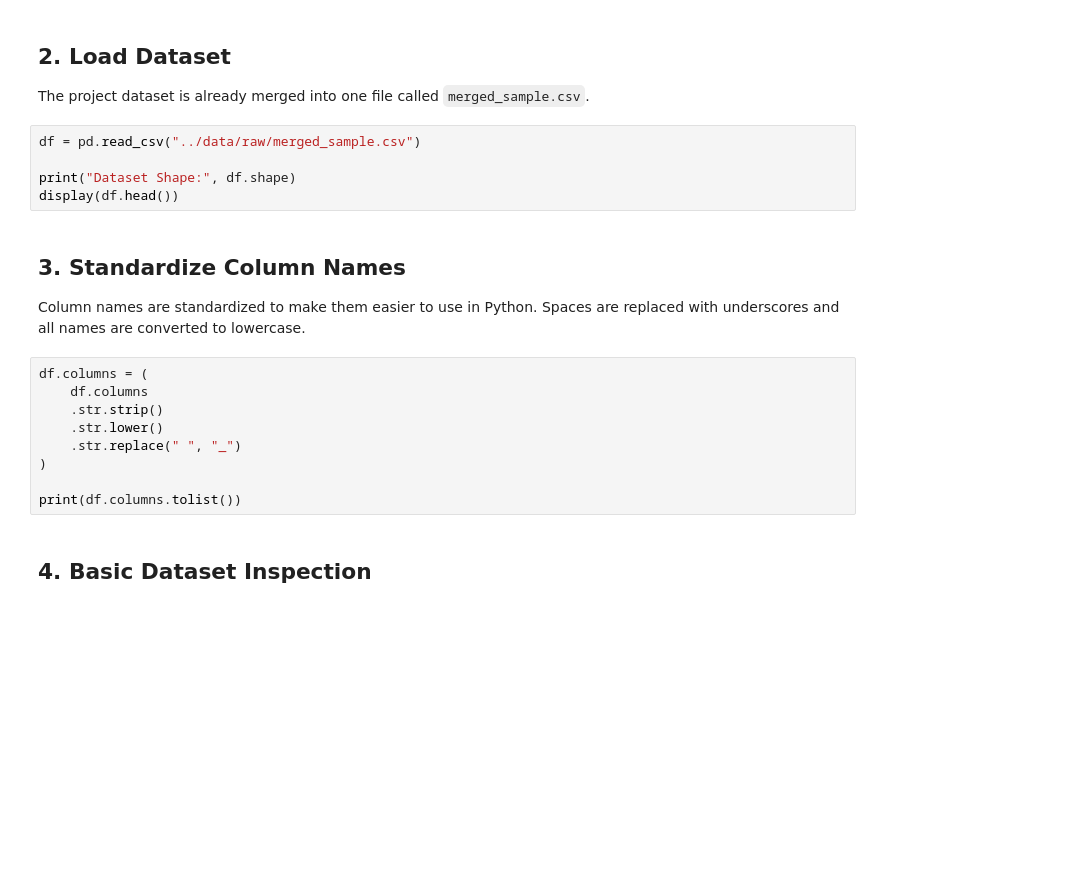
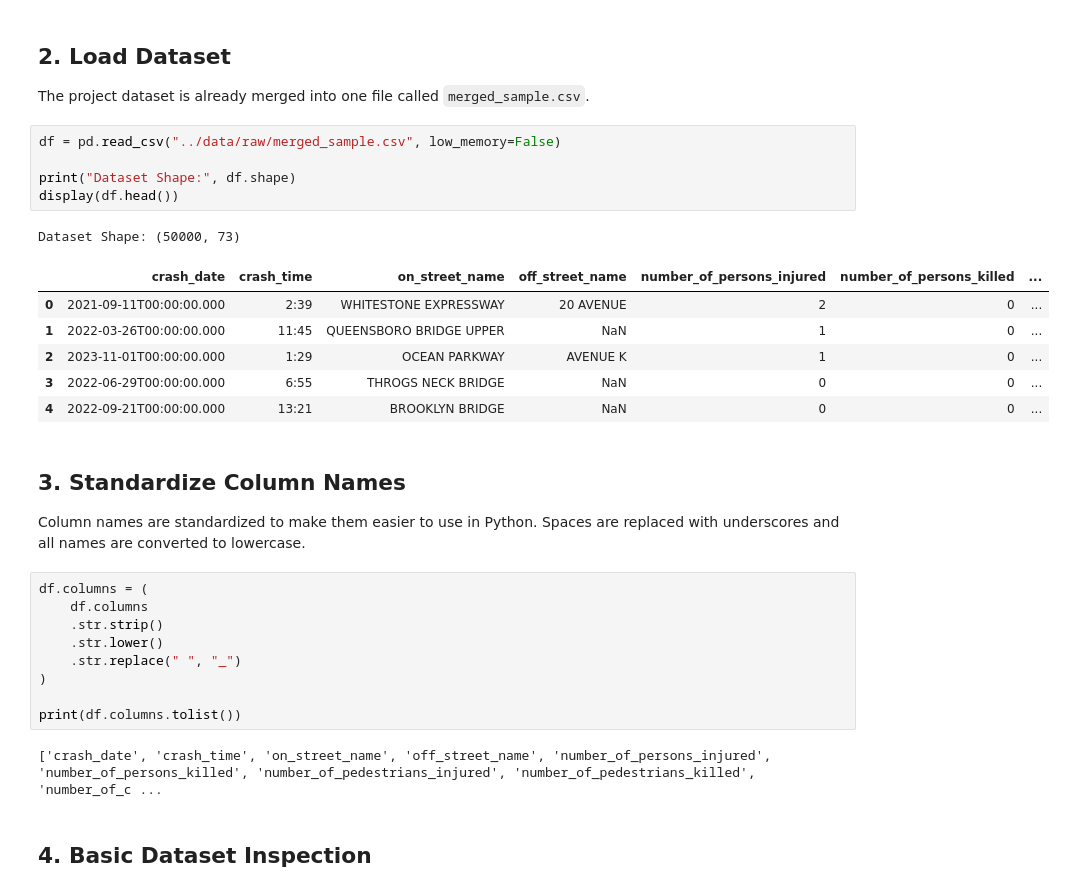
Before and after one commit to rdhanase/aai-540-group-6, a Jupyter notebook: notebooks/02_eda_and_feature_engineering.ipynb, the cells around one changed output. Cells and saved outputs as stored; diff of their text form; blank space fills up the shorter version.

```diff
--- a/notebooks/02_eda_and_feature_engineering.ipynb
+++ b/notebooks/02_eda_and_feature_engineering.ipynb
@@ -22,10 +22,18 @@ pd.set_option("display.max_columns", None)
 
 The project dataset is already merged into one file called `merged_sample.csv`.
 # %%
-df = pd.read_csv("../data/raw/merged_sample.csv")
+df = pd.read_csv("../data/raw/merged_sample.csv", low_memory=False)
 
 print("Dataset Shape:", df.shape)
 display(df.head())
+# %% [output]
+Dataset Shape: (50000, 73)
+|  | crash_date | crash_time | on_street_name | off_street_name | number_of_persons_injured | number_of_persons_killed | ... |
+| 0 | 2021-09-11T00:00:00.000 | 2:39 | WHITESTONE EXPRESSWAY | 20 AVENUE | 2 | 0 | ... |
+| 1 | 2022-03-26T00:00:00.000 | 11:45 | QUEENSBORO BRIDGE UPPER | NaN | 1 | 0 | ... |
+| 2 | 2023-11-01T00:00:00.000 | 1:29 | OCEAN PARKWAY | AVENUE K | 1 | 0 | ... |
+| 3 | 2022-06-29T00:00:00.000 | 6:55 | THROGS NECK BRIDGE | NaN | 0 | 0 | ... |
+| 4 | 2022-09-21T00:00:00.000 | 13:21 | BROOKLYN BRIDGE | NaN | 0 | 0 | ... |
 # %% [markdown]
 ## 3. Standardize Column Names
 
@@ -39,6 +47,8 @@ df.columns = (
 )
 
 print(df.columns.tolist())
+# %% [output]
+['crash_date', 'crash_time', 'on_street_name', 'off_street_name', 'number_of_persons_injured', 'number_of_persons_killed', 'number_of_pedestrians_injured', 'number_of_pedestrians_killed', 'number_of_c ...
 # %% [markdown]
 ## 4. Basic Dataset Inspection
 # %%
```
Also changed, not shown: parts of 13 cells of this notebook.
